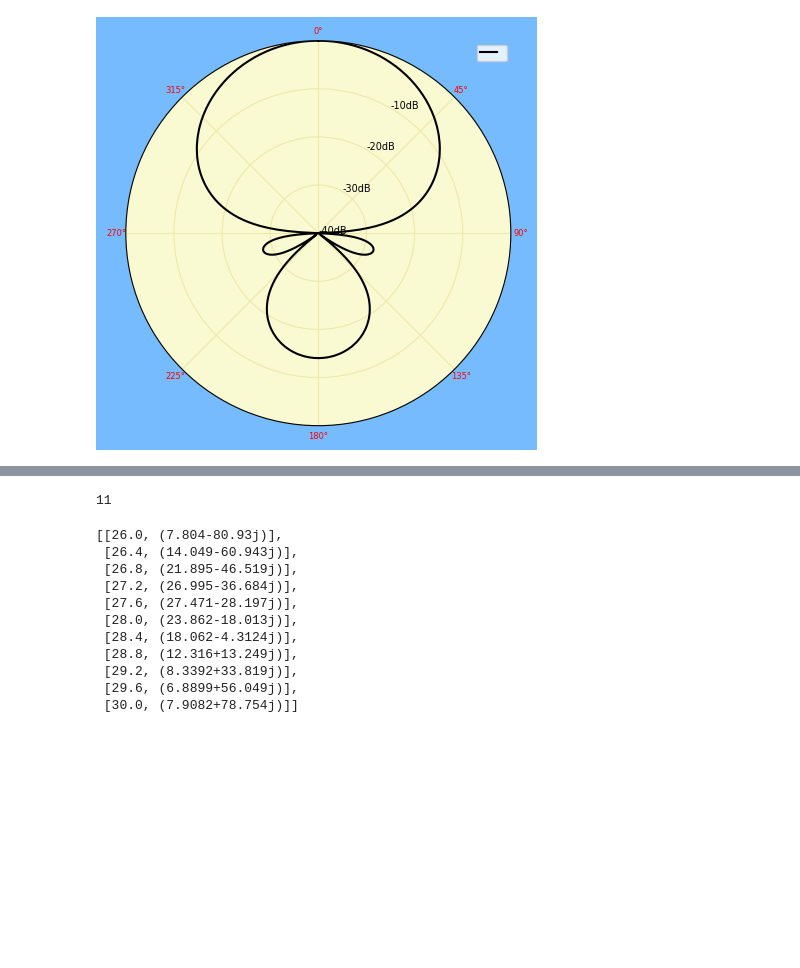
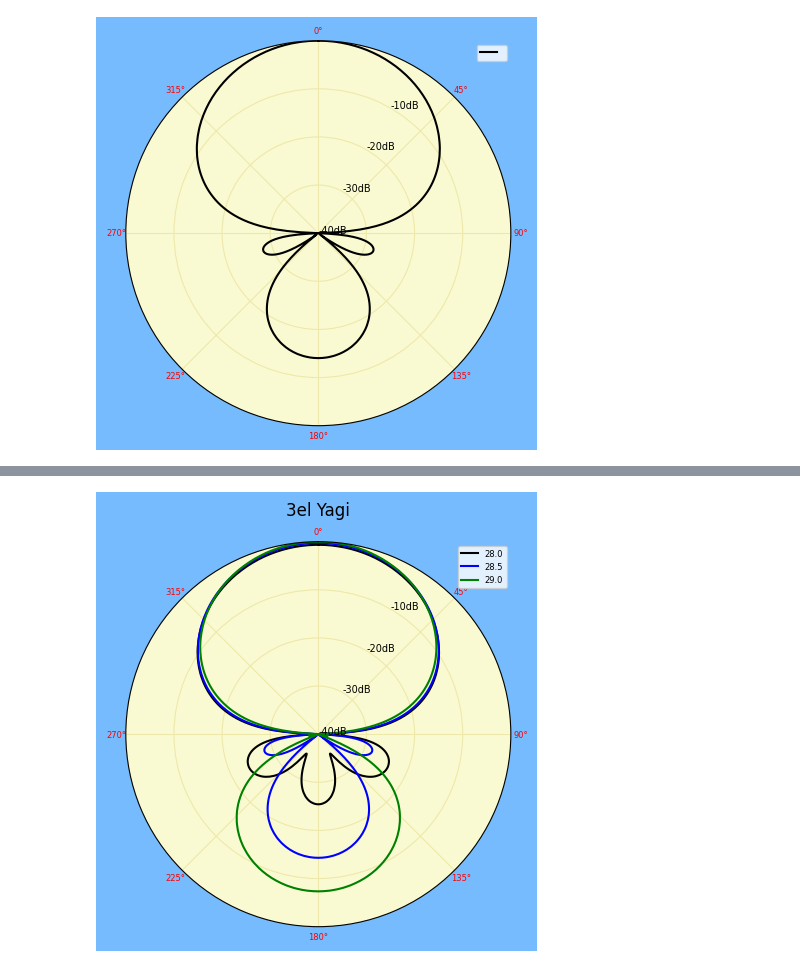
Before and after one commit to flatos/nec5toolkit, a Jupyter notebook: Basics/020_Understanding_Response_Format.ipynb, the cells around one changed output, grey strips where cells are left out. Saved outputs shown, nothing was run; the diff lists cells and outputs as text; code cells hidden in the pictures; blank space fills up the shorter version.

```diff
--- a/Basics/020_Understanding_Response_Format.ipynb
+++ b/Basics/020_Understanding_Response_Format.ipynb
@@ -35,15 +35,17 @@ yagi = '\n'.join(
      'XQ 0',                                            # Simulate feedpoint impedance
      'FR 0 11 0 0 26.0 0.4',                            # Frequencies for XQ card: 26.0 - 30.0 MHz
      'XQ 0',                                            # Simulate feedpoint impedance
-     'FR 0 1 0 0 28.5 0',                               # Frequency for RP card: 14.1 MHz
-     'RP 0 91 361 0000 0 0 1 1',                        # Simulate radiation pattern on 1deg grid
+     'FR 0 3 0 0 28.0 0.5',                             # Frequencies for RP card: 28.0, 28.5, 29.0 MHz
+     'RP 0 91 360 0000 0 0 1 1',                        # Simulate radiation pattern on 10deg grid
+     'FR 0 1 0 0 28.5 0',                               # Frequency for RP card: 28.5 MHz
+     'RP 0 91 360 0000 0 0 1 1',                        # Simulate radiation pattern on 1deg grid
      'EN\n'                                             # End
     ])
 
 result = nec5_sim_stdio3([yagi])
 
 
-rparr = result[0][1][0][0][1]                           # Rad pattern array returned from simulation
+rparr = result[0][1][0][1][1]                           # Rad pattern array returned from simulation
 plot_complex_z([result[0][0][0]], ['10m yagi'])         # Feedpoint Z
 plot_elevation([rparr], [''])                           # Elevation
 plot_azimuth2([rparr], [0], [''])  # Azimuth
@@ -75,18 +90,9 @@ result[0][0][1] =                   # [design# 0][XQ results][second XQ card]
-# %%
-len(result[0][0][0])
-# %% [output]
-11
-# %%
-result[0][0][1]
-# %% [output]
-[[26.0, (7.804-80.93j)],
- [26.4, (14.049-60.943j)],
- [26.8, (21.895-46.519j)],
- [27.2, (26.995-36.684j)],
- [27.6, (27.471-28.197j)],
- [28.0, (23.862-18.013j)],
- [28.4, (18.062-4.3124j)],
- [28.8, (12.316+13.249j)],
- [29.2, (8.3392+33.819j)],
- [29.6, (6.8899+56.049j)],
- [30.0, (7.9082+78.754j)]]
+# %%
+# The display functions can take lists of results...
+
+rps = result[0][1][0]           # [ [freq0, array0], [freq1, array1], ... ]
+freqs, rparrays = zip(*rps)     # 'Unzip' to produce list of freqs and list of arrays
+
+plot_azimuth2(rparrays, [0]*3, freqs, '3el Yagi')
+# %% [output]
+[figure, added]
```
Also changed, not shown: parts of 1 cell of this notebook.
